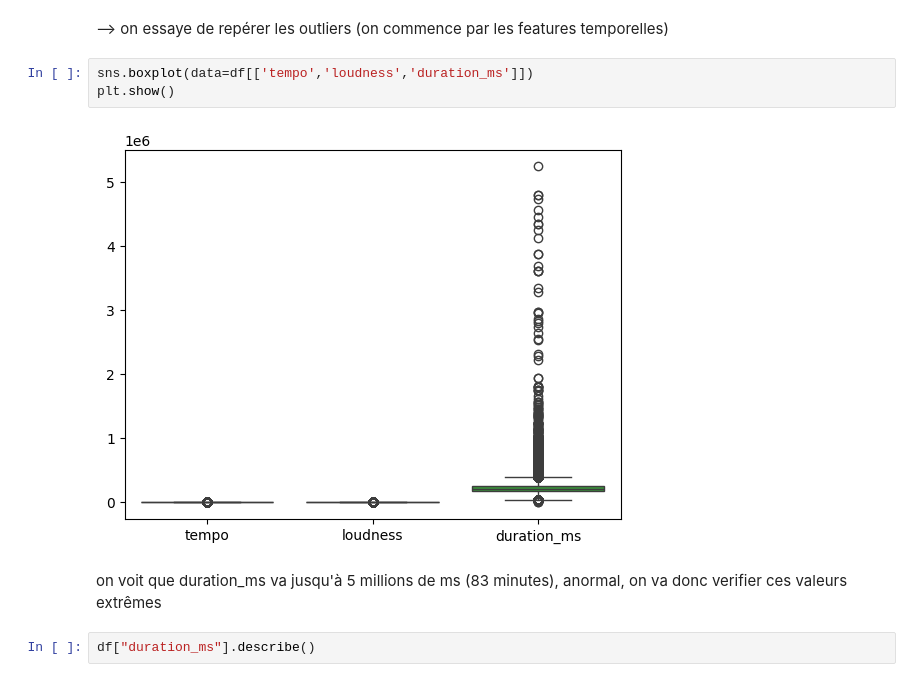
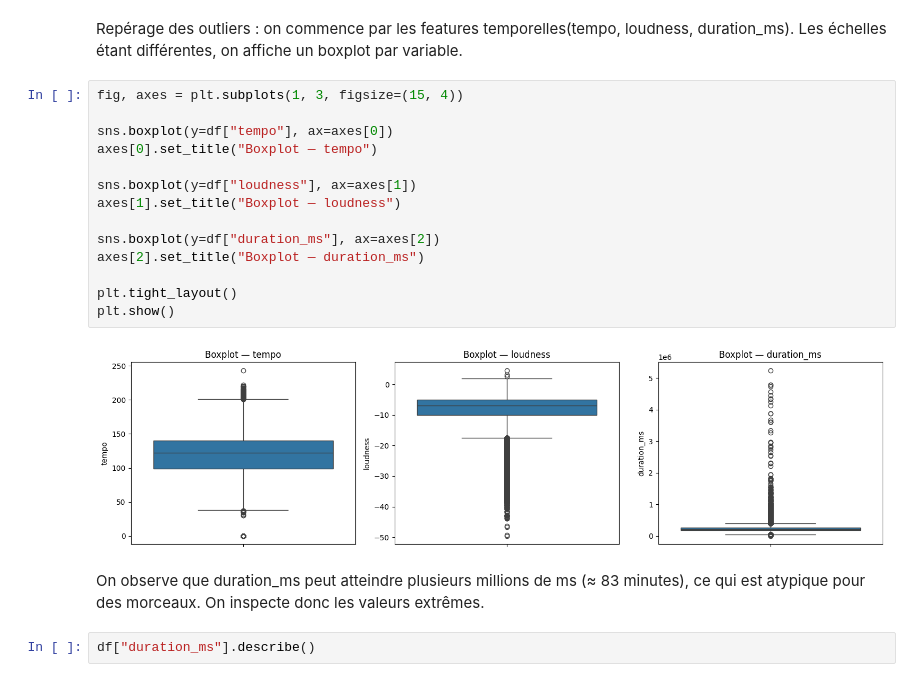
Before and after one commit to mlang789/spotify-genre-project, a Jupyter notebook: notebooks/01_exploration.ipynb, the cells around one changed output. Drawn from its saved outputs; the diff is of its cells as text.

```diff
--- a/notebooks/01_exploration.ipynb
+++ b/notebooks/01_exploration.ipynb
@@ -56,14 +88,26 @@ plt.show()
 # %% [output]
 [figure]
 # %% [markdown]
---> on essaye de repérer les outliers (on commence par les features temporelles)
+Repérage des outliers : on commence par les features temporelles(tempo, loudness, duration_ms).
+Les échelles étant différentes, on affiche un boxplot par variable.
-# %%
-sns.boxplot(data=df[['tempo','loudness','duration_ms']])
-plt.show()
-# %% [output]
-[figure, removed]
+# %%
+fig, axes = plt.subplots(1, 3, figsize=(15, 4))
+
+sns.boxplot(y=df["tempo"], ax=axes[0])
+axes[0].set_title("Boxplot — tempo")
+
+sns.boxplot(y=df["loudness"], ax=axes[1])
+axes[1].set_title("Boxplot — loudness")
+
+sns.boxplot(y=df["duration_ms"], ax=axes[2])
+axes[2].set_title("Boxplot — duration_ms")
+
+plt.tight_layout()
+plt.show()
+# %% [output]
+[figure, added]
 # %% [markdown]
-on voit que duration_ms va jusqu'à 5 millions de ms (83 minutes), anormal, on va donc verifier ces valeurs extrêmes
+On observe que duration_ms peut atteindre plusieurs millions de ms (≈ 83 minutes), ce qui est atypique pour des morceaux. On inspecte donc les valeurs extrêmes.
 # %%
 df["duration_ms"].describe()
 # %% [output]
```
Also changed, not shown: parts of 18 cells of this notebook, 1 other file.
